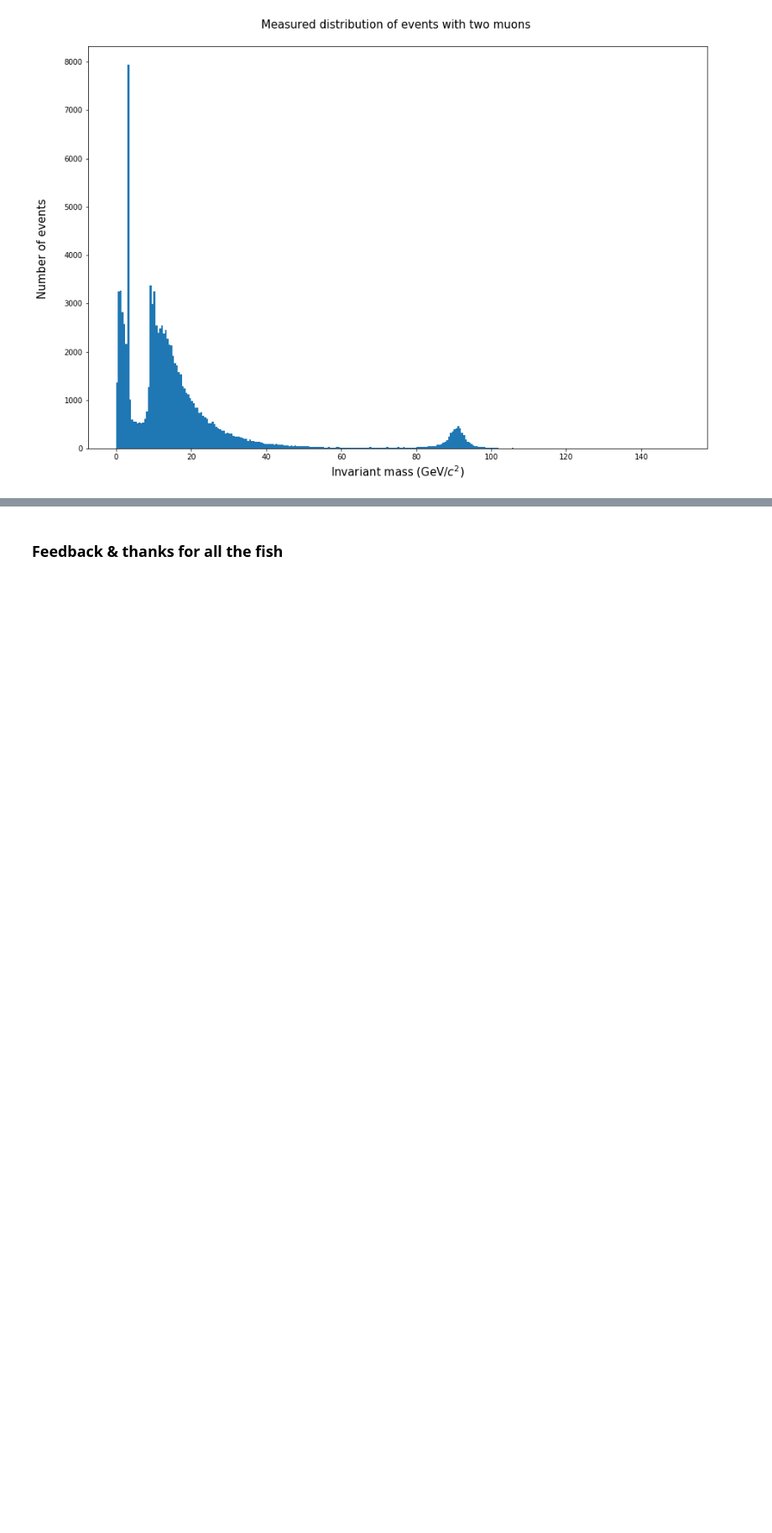
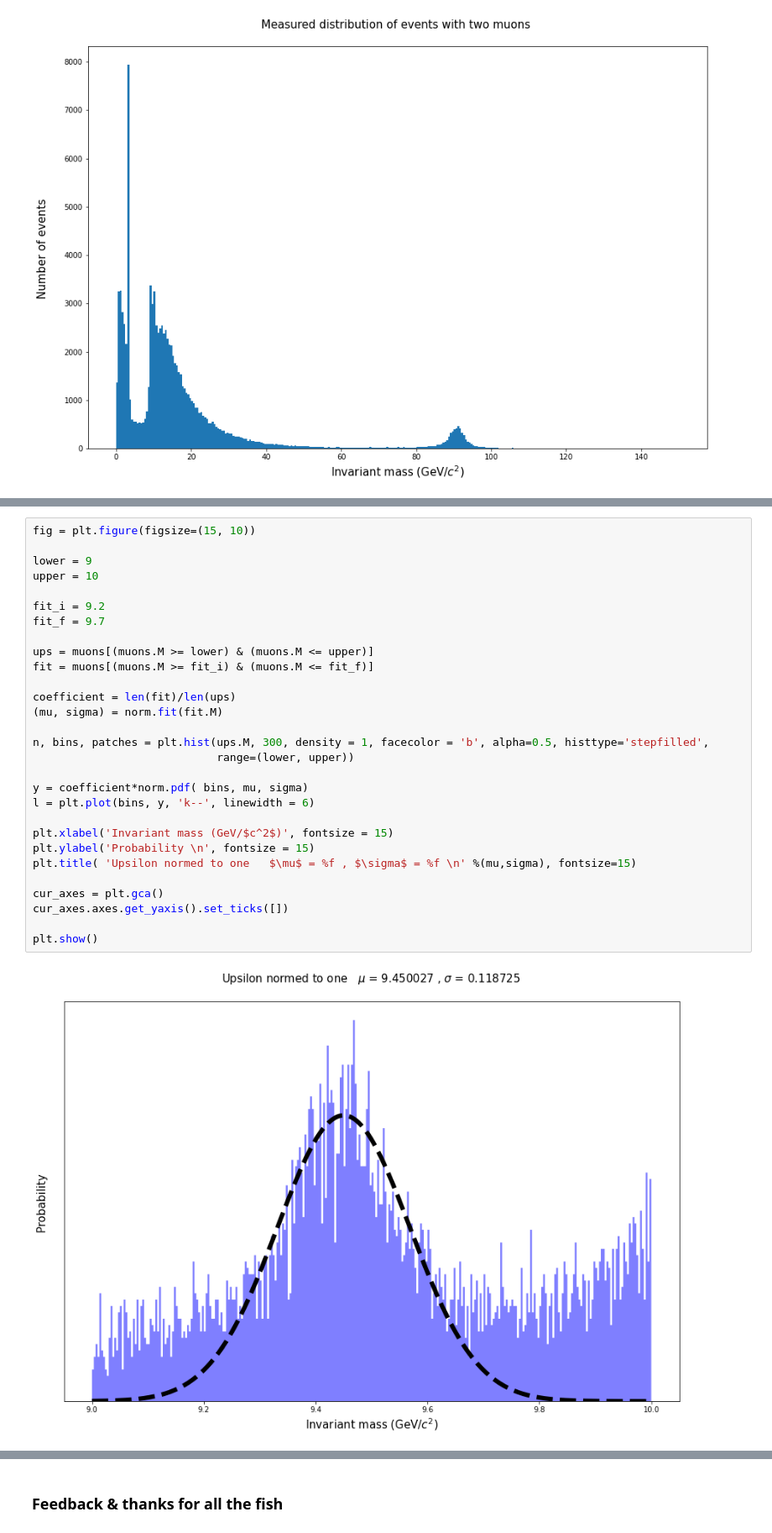
Before and after one commit to acostad/QuarkNet, a Jupyter notebook: Open-Data-with-CMS-outreach-and-education.ipynb, the cells around one changed output, grey strips where cells are left out. Shown: that part at 84% size. Drawn from its saved outputs; the diff is of its cells as text; blank space fills up the shorter version.

```diff
--- a/Open-Data-with-CMS-outreach-and-education.ipynb
+++ b/Open-Data-with-CMS-outreach-and-education.ipynb
@@ -229,0 +150,31 @@ plt.show()
+# %%
+fig = plt.figure(figsize=(15, 10))
+
+lower = 9
+upper = 10
+
+fit_i = 9.2
+fit_f = 9.7
+
+ups = muons[(muons.M >= lower) & (muons.M <= upper)]
+fit = muons[(muons.M >= fit_i) & (muons.M <= fit_f)]
+
+coefficient = len(fit)/len(ups)
+(mu, sigma) = norm.fit(fit.M)
+
+n, bins, patches = plt.hist(ups.M, 300, density = 1, facecolor = 'b', alpha=0.5, histtype='stepfilled',
+                            range=(lower, upper))
+
+y = coefficient*norm.pdf( bins, mu, sigma)
+l = plt.plot(bins, y, 'k--', linewidth = 6)
+
+plt.xlabel('Invariant mass (GeV/$c^2$)', fontsize = 15)
+plt.ylabel('Probability \n', fontsize = 15)
+plt.title( 'Upsilon normed to one   $\mu$ = %f , $\sigma$ = %f \n' %(mu,sigma), fontsize=15)
+
+cur_axes = plt.gca()
+cur_axes.axes.get_yaxis().set_ticks([])
+
+plt.show()
+# %% [output]
+[figure, added]
```
Also changed, not shown: parts of 24 cells of this notebook.
